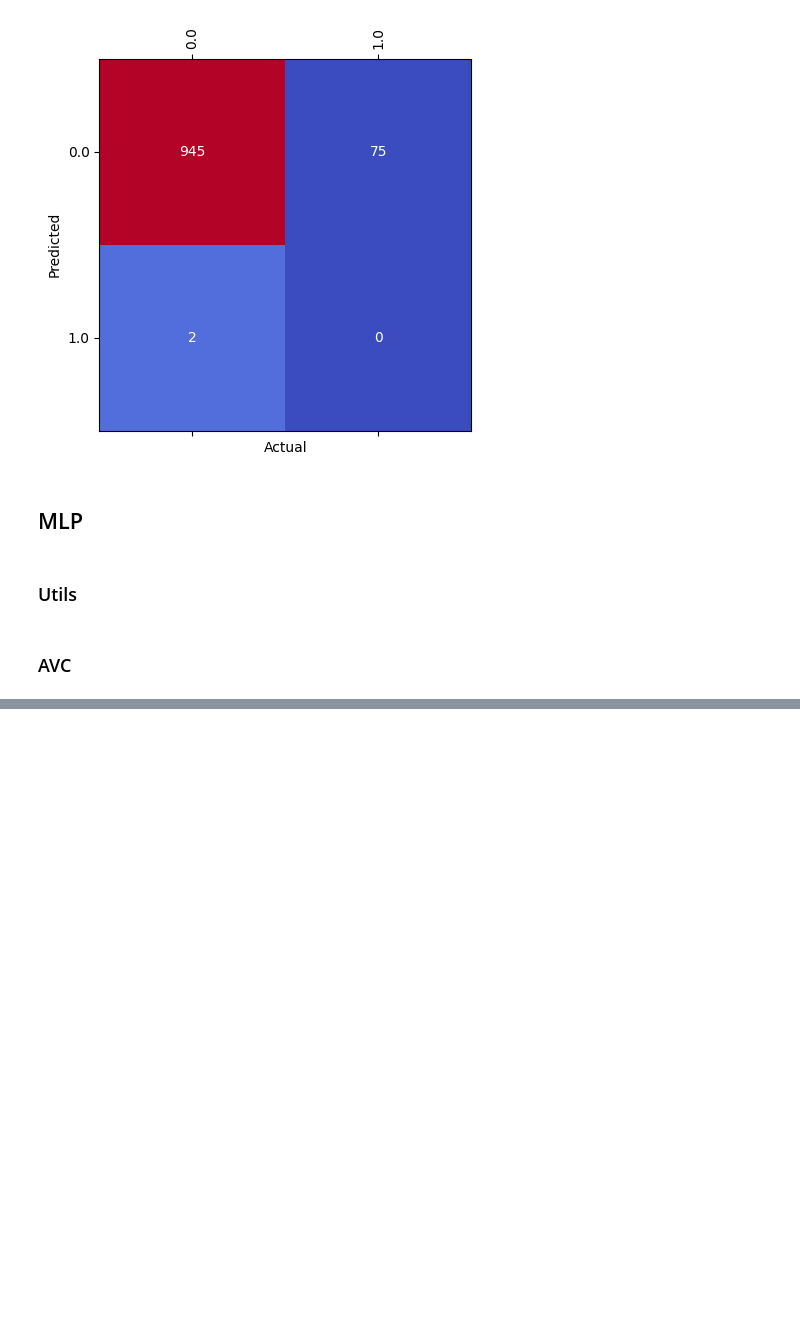
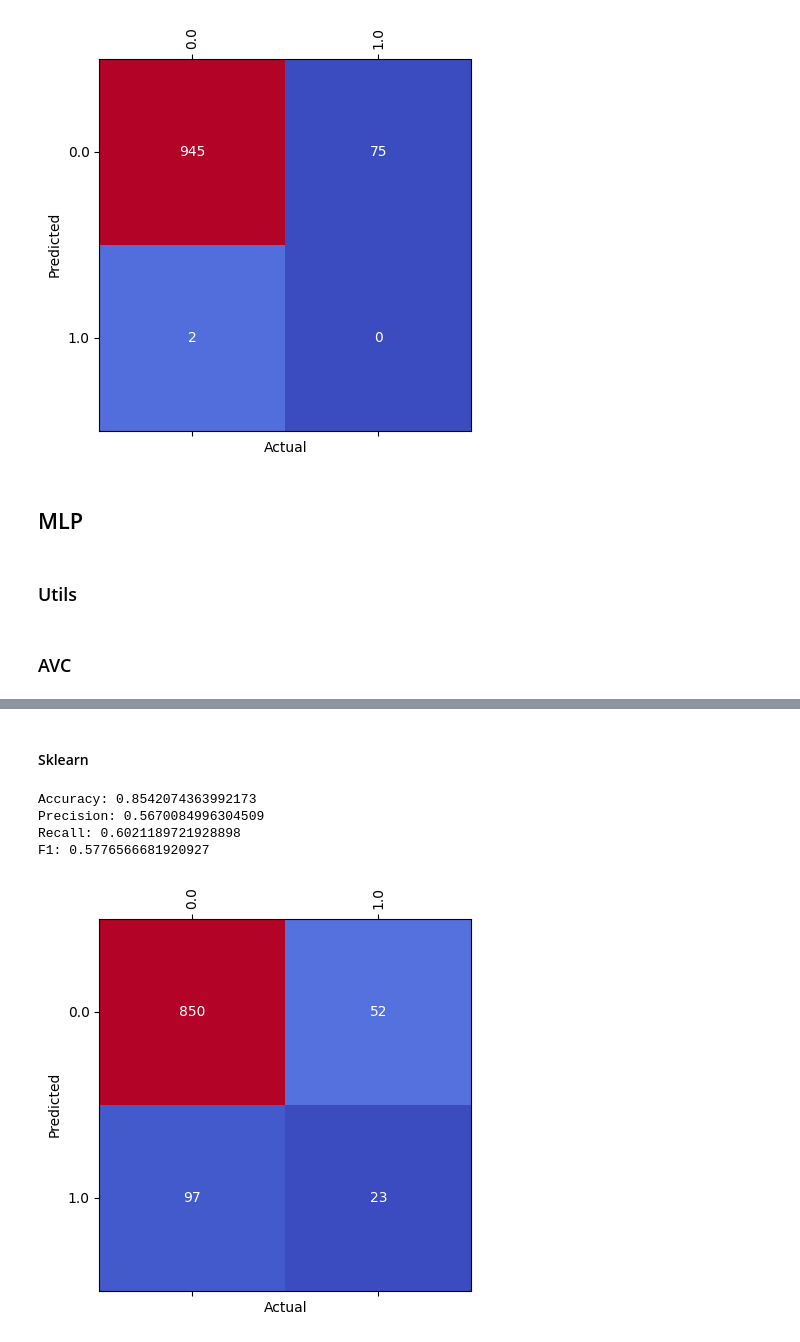
Before and after one commit to Earthbert/IA-project2, a Jupyter notebook: project.ipynb, the cells around one changed output, grey strips where cells are left out. Saved outputs shown, nothing was run; the diff lists cells and outputs as text; code cells hidden in the pictures; blank space fills up the shorter version.

```diff
--- a/project.ipynb
+++ b/project.ipynb
@@ -758 +804,18 @@ F1: 0.5581991098017868
 [figure]
+# %% [markdown]
+#### Sklearn
+# %%
+model = SklearnMLP(epochs=100, hidden_size=69, batch_size=64)
+results = apply_model(pre_avc_train_data,
+                      pre_avc_test_data,
+                      avc_target_category,
+                      model, balance = True)
+model.plot()
+compute_show_metrics(results)
+show_confusion_matrix(results, avc_target_category)
+# %% [output]
+Accuracy: 0.8542074363992173
+Precision: 0.5670084996304509
+Recall: 0.6021189721928898
+F1: 0.5776566681920927
+[figure, added]
```
Also changed, not shown: parts of 13 cells of this notebook.
